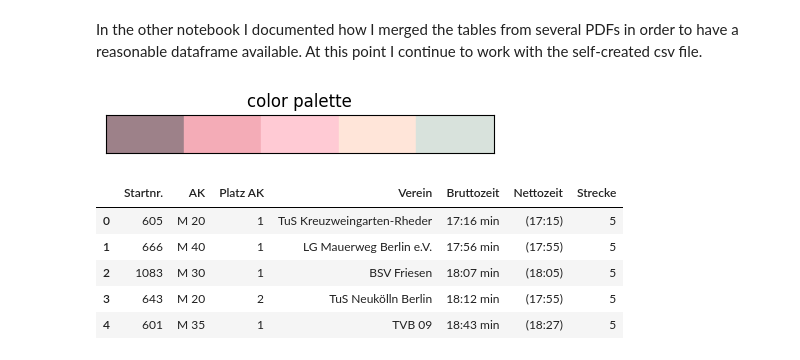
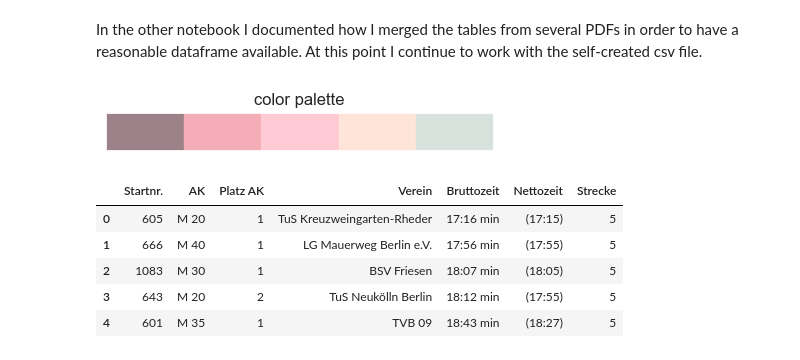
Before and after one commit to scheinmensch/Plaenterwaldlauf, a Jupyter notebook: Analysis.ipynb, the cells around one changed output. Saved outputs shown, nothing was run; the diff lists cells and outputs as text; code cells hidden in the pictures.

```diff
--- a/Analysis.ipynb
+++ b/Analysis.ipynb
@@ -7,22 +8,24 @@ import matplotlib.pyplot as plt
 # %%
+sns.set()
+
 c_pal = ['#9d8189', '#f4acb7', '#ffcad4', '#ffe5d9', '#d8e2dc']
 
 fig, ax = plt.subplots(figsize=(5, 0.5))
 
 for i, color in enumerate(c_pal):
     ax.add_patch(plt.Rectangle((i, 0), 1, 1, color=color))
 
 ax.set_xlim(0, len(c_pal))
 ax.set_ylim(0, 1)
 
 ax.set_xticks([])
 ax.set_yticks([])
 
 plt.title('color palette')
 
 plt.show();
 # %% [output]
-[figure, old version]
+[figure, new version]
 # %%
 data = pd.read_csv('data/plaenterwaldlauf.csv')
 # %%
```
Also changed, not shown: parts of 15 cells of this notebook.
